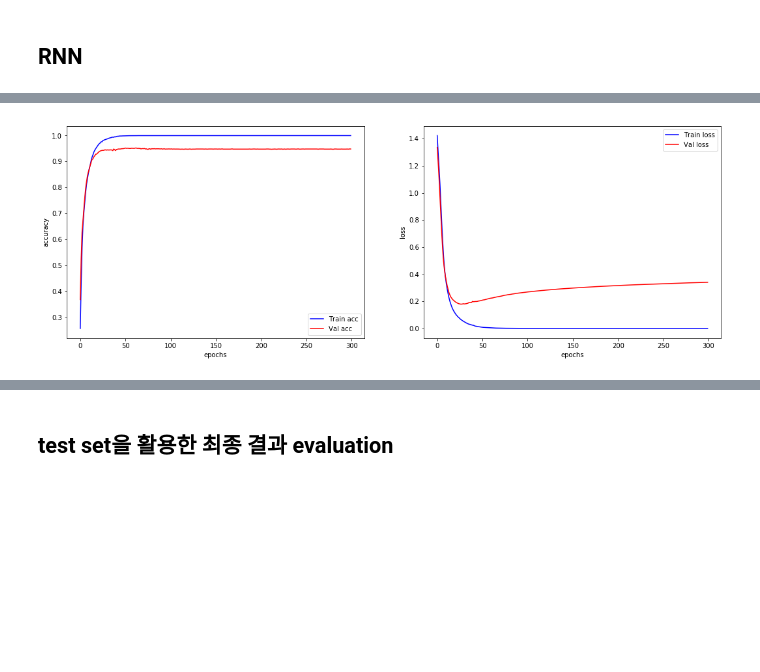
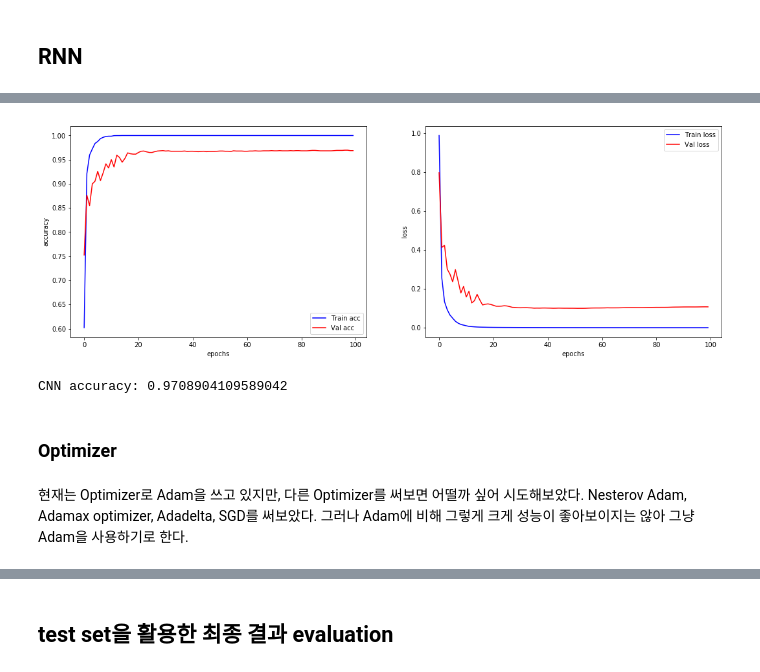
Before and after one commit to karl6885/ML_final_project, a Jupyter notebook: 2015410123_김영규_기말과제.ipynb, the cells around one changed output, grey strips where cells are left out. Saved outputs shown, nothing was run; the diff lists cells and outputs as text; code cells hidden in the pictures; blank space fills up the shorter version.

```diff
--- a/2015410123_김영규_기말과제.ipynb
+++ b/2015410123_김영규_기말과제.ipynb
@@ -513,7 +571,7 @@ Random Forest val acc: 0.9101027397260274
 # %%
 max_features_list = ['sqrt','log2',10,20,30,40,50]
 for max_features in max_features_list:
-    RF_classifier = RandomForestClassifier(max_features=max_features,n_estimators=500,max_depth=30)
+    RF_classifier = RandomForestClassifier(max_features=max_features,n_estimators=500,max_depth=50)
     RF_classifier.fit(X_train,y_train)
     print("===== Max features:",max_features,"=====")
     print("Random Forest train acc:",RF_classifier.score(X_train,y_train))
@@ -904,2 +979,33 @@ def shallow_CNN_LSTM(input_shape, n_classes):
+# %%
+def alexnet_variation_tuning(input_shape, n_classes):
+    model = models.Sequential()
+
+    model.add(layers.Conv2D(32,(3,3),padding='same',input_shape=input_shape))
+    model.add(layers.normalization.BatchNormalization())
+    model.add(layers.Activation('relu'))
+    model.add(layers.Conv2D(64,(3,3),padding='same'))
+    model.add(layers.normalization.BatchNormalization())
+    model.add(layers.Activation('relu'))
+    model.add(layers.Conv2D(128,(3,3),padding='same'))
+    model.add(layers.normalization.BatchNormalization())
+    model.add(layers.Activation('relu'))
+    model.add(layers.Conv2D(256,(3,3),padding='same'))
+    model.add(layers.normalization.BatchNormalization())
+    model.add(layers.Activation('relu'))
+    model.add(layers.Conv2D(512,(3,3),padding='same'))
+    model.add(layers.normalization.BatchNormalization())
+    model.add(layers.Activation('relu'))
+
+    model.add(layers.Flatten())
+    model.add(layers.Dense(128))
+    model.add(layers.normalization.BatchNormalization())
+    model.add(layers.Activation('relu'))
+    model.add(layers.Dense(128))
+    model.add(layers.normalization.BatchNormalization())
+    model.add(layers.Activation('relu'))
+    model.add(layers.Dense(n_classes,activation='softmax'))
+
+    model.compile(loss='categorical_crossentropy',optimizer='adam',metrics=['acc'])
+    return model
 # %%
-shallow_cnn_lstm = shallow_CNN_LSTM(input_shape=(8,8),n_classes=4)
+cnn_tuning = alexnet_variation_tuning(input_shape=(8,8,1),n_classes=4)
@@ -942,17 +1012,28 @@ Epoch 300/300
 # %%
+hist = cnn_tuning.fit(X_train_CNN,y_train_DL,epochs=100,batch_size=2048,validation_data=(X_val_CNN,y_val_DL),verbose=0)
 plt.figure(figsize=(18,6))
 plt.subplot(121)
 line1, = plt.plot(hist.history['acc'], 'b', label='Train acc')
 line2, = plt.plot(hist.history['val_acc'], 'r', label='Val acc')
 plt.legend()
 plt.ylabel('accuracy')
 plt.xlabel('epochs')
 plt.subplot(122)
 line1, = plt.plot(hist.history['loss'], 'b', label='Train loss')
 line2, = plt.plot(hist.history['val_loss'], 'r', label='Val loss')
 plt.legend()
 plt.ylabel('loss')
 plt.xlabel('epochs')
 plt.show()
 # %% [output]
-[figure, old version]
+[figure, new version]
+# %%
+cnn_tuning = alexnet_variation_tuning(input_shape=(8,8,1),n_classes=4)
+hist = cnn_tuning.fit(X_train_CNN,y_train_DL,epochs=30,batch_size=2048,validation_data=(X_val_CNN,y_val_DL),verbose=0)
+print("CNN accuracy:",accuracy_score(y_val,np.argmax(cnn_tuning.predict(X_val_CNN),axis=1)))
+# %% [output]
+CNN accuracy: 0.9708904109589042
+# %% [markdown]
+### Optimizer
+# %% [markdown]
+현재는 Optimizer로 Adam을 쓰고 있지만, 다른 Optimizer를 써보면 어떨까 싶어 시도해보았다. Nesterov Adam, Adamax optimizer, Adadelta, SGD를 써보았다. 그러나 Adam에 비해 그렇게 크게 성능이 좋아보이지는 않아 그냥 Adam을 사용하기로 한다.
```
Also changed, not shown: parts of 85 cells of this notebook.
